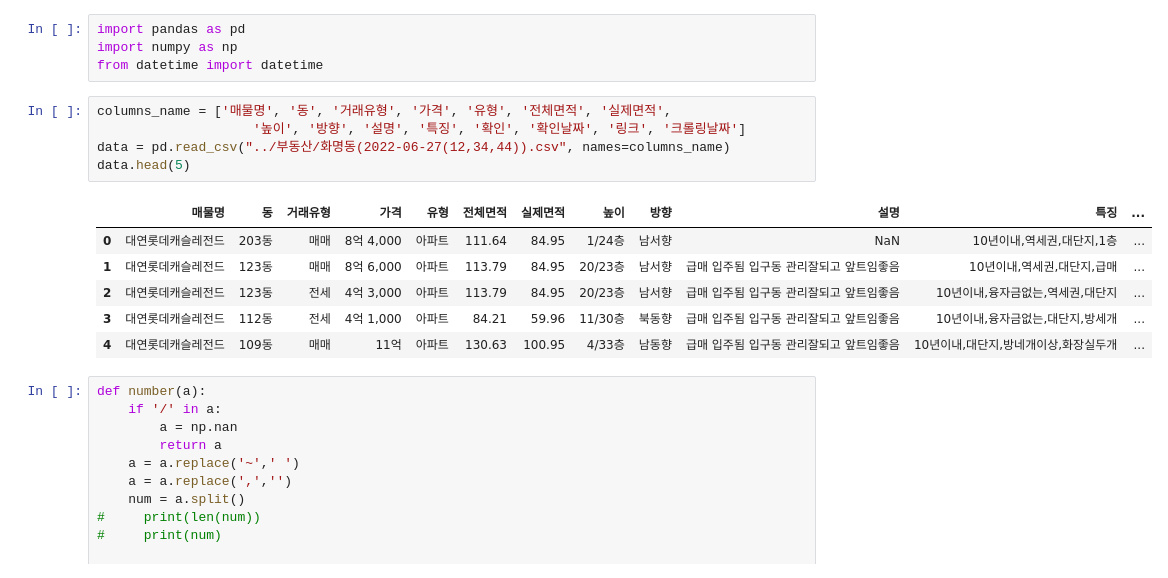
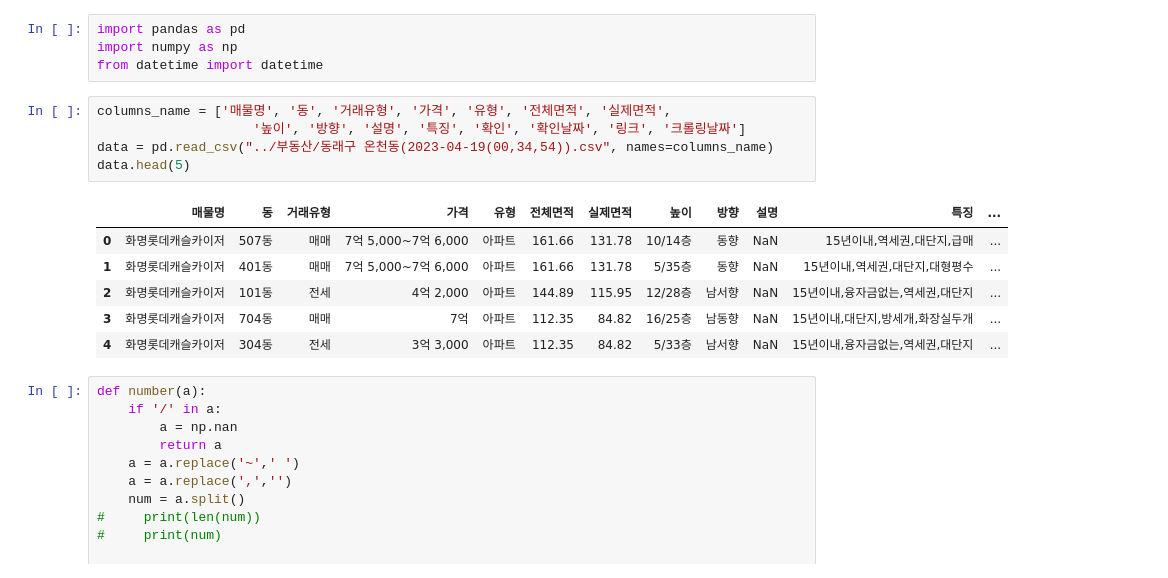
Before and after one commit to wnstjd5408/python_crawling, a Jupyter notebook: 데이터 전처리/전처리 최종.ipynb, the cells around one changed output. Drawn from its saved outputs; the diff is of its cells as text.

```diff
--- a/데이터 전처리/전처리 최종.ipynb
+++ b/데이터 전처리/전처리 최종.ipynb
@@ -5,15 +5,15 @@ from datetime import datetime
 # %%
 columns_name = ['매물명', '동', '거래유형', '가격', '유형', '전체면적', '실제면적',
                     '높이', '방향', '설명', '특징', '확인', '확인날짜', '링크', '크롤링날짜']
-data = pd.read_csv("../부동산/화명동(2022-06-27(12,34,44)).csv", names=columns_name)
+data = pd.read_csv("../부동산/동래구 온천동(2023-04-19(00,34,54)).csv", names=columns_name)
 data.head(5)
 # %% [output]
 |  | 매물명 | 동 | 거래유형 | 가격 | 유형 | 전체면적 | 실제면적 | 높이 | 방향 | 설명 | 특징 | ... |
-| 0 | 대연롯데캐슬레전드 | 203동 | 매매 | 8억 4,000 | 아파트 | 111.64 | 84.95 | 1/24층 | 남서향 | NaN | 10년이내,역세권,대단지,1층 | ... |
-| 1 | 대연롯데캐슬레전드 | 123동 | 매매 | 8억 6,000 | 아파트 | 113.79 | 84.95 | 20/23층 | 남서향 | 급매 입주됨 입구동 관리잘되고 앞트임좋음 | 10년이내,역세권,대단지,급매 | ... |
-| 2 | 대연롯데캐슬레전드 | 123동 | 전세 | 4억 3,000 | 아파트 | 113.79 | 84.95 | 20/23층 | 남서향 | 급매 입주됨 입구동 관리잘되고 앞트임좋음 | 10년이내,융자금없는,역세권,대단지 | ... |
-| 3 | 대연롯데캐슬레전드 | 112동 | 전세 | 4억 1,000 | 아파트 | 84.21 | 59.96 | 11/30층 | 북동향 | 급매 입주됨 입구동 관리잘되고 앞트임좋음 | 10년이내,융자금없는,대단지,방세개 | ... |
-| 4 | 대연롯데캐슬레전드 | 109동 | 매매 | 11억 | 아파트 | 130.63 | 100.95 | 4/33층 | 남동향 | 급매 입주됨 입구동 관리잘되고 앞트임좋음 | 10년이내,대단지,방네개이상,화장실두개 | ... |
+| 0 | 화명롯데캐슬카이저 | 507동 | 매매 | 7억 5,000~7억 6,000 | 아파트 | 161.66 | 131.78 | 10/14층 | 동향 | NaN | 15년이내,역세권,대단지,급매 | ... |
+| 1 | 화명롯데캐슬카이저 | 401동 | 매매 | 7억 5,000~7억 6,000 | 아파트 | 161.66 | 131.78 | 5/35층 | 동향 | NaN | 15년이내,역세권,대단지,대형평수 | ... |
+| 2 | 화명롯데캐슬카이저 | 101동 | 전세 | 4억 2,000 | 아파트 | 144.89 | 115.95 | 12/28층 | 남서향 | NaN | 15년이내,융자금없는,역세권,대단지 | ... |
+| 3 | 화명롯데캐슬카이저 | 704동 | 매매 | 7억 | 아파트 | 112.35 | 84.82 | 16/25층 | 남동향 | NaN | 15년이내,대단지,방세개,화장실두개 | ... |
+| 4 | 화명롯데캐슬카이저 | 304동 | 전세 | 3억 3,000 | 아파트 | 112.35 | 84.82 | 5/33층 | 남서향 | NaN | 15년이내,융자금없는,역세권,대단지 | ... |
 # %%
 def number(a):
     if '/' in a:
```
Also changed, not shown: parts of 8 cells of this notebook, 2 other files.
